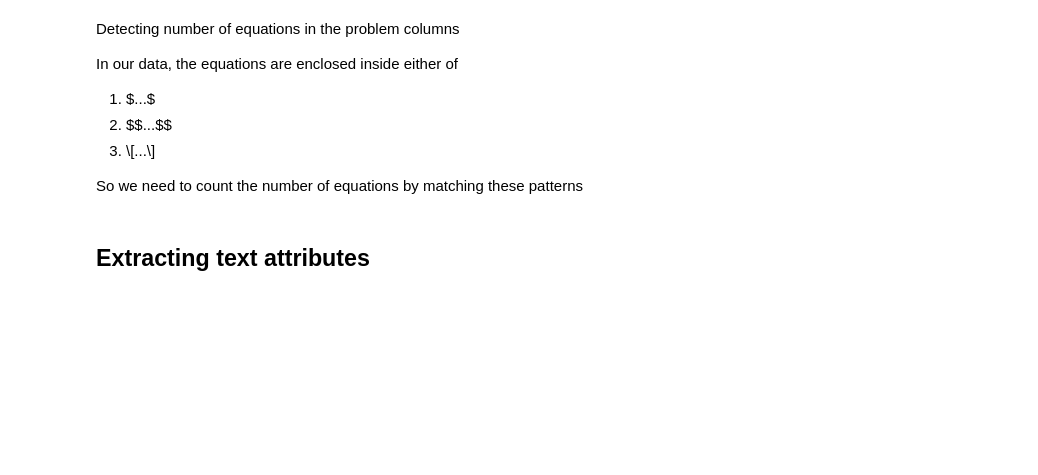
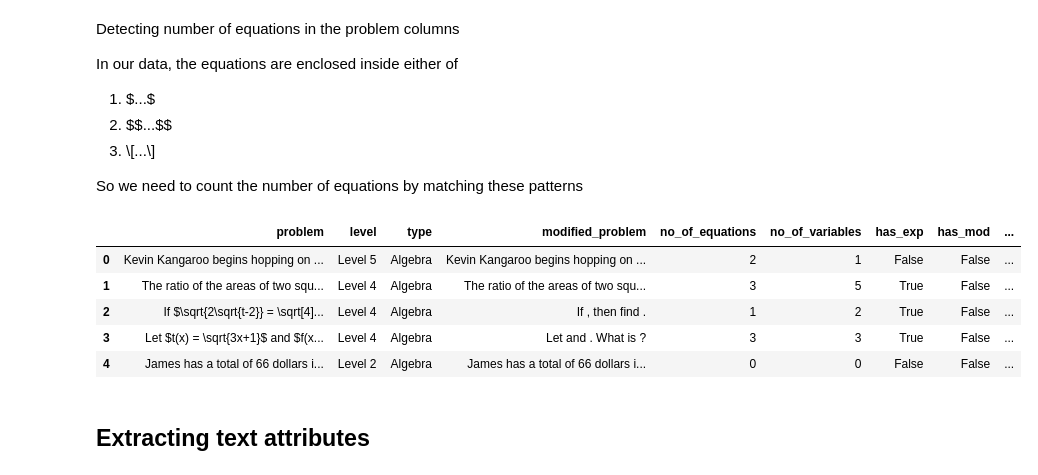
Before and after one commit to ysaidheeraj/NLP_math_research_project, a Jupyter notebook: NLP_Math.ipynb, the cells around one changed output. Drawn from its saved outputs; the diff is of its cells as text; code cells hidden in the pictures; blank space fills up the shorter version.

```diff
--- a/NLP_Math.ipynb
+++ b/NLP_Math.ipynb
@@ -158,6 +165,8 @@ def detect_exp_or_mod(equations):
 def has_log(equations):
   # Detect "log" function
   log_regex = r'\\log'
-  return any(re.search(log_regex, equation) for equation in equations)
+  has_log = any(re.search(log_regex, equation) for equation in equations)
+  no_of_logs = sum([len(re.findall(log_regex, equation)) for equation in equations])
+  return has_log, no_of_logs
 # %%
 def has_fractions(equations):
@@ -172,8 +186,11 @@ def has_fractions(equations):
 # %%
-def has_equality_or_inequality(equations):
-  # Detect equality or inequality
-  equality_regex = r'(=|>|<|\\leq|\\geq|\\neq)'
-  return any(re.search(equality_regex, equation) for equation in equations)
+def has_inequality(equations):
+    # Detect equality or inequality
+    neq_regex = r'(>|<|\\leq|\\geq|\\neq|!=)'
+    has_neq =  any(re.search(neq_regex, repr(equation)) for equation in equations)
+    no_of_neqs = sum([len(re.findall(neq_regex, repr(equation))) for equation in equations])
+
+    return has_neq, no_of_neqs
 # %%
 def max_degree_of_equations(equations):
   degree_regex = r"([-+])?\s*(\d+)?\s*([a-zA-Z]+)\s*\^?\s*(\d+)?"
@@ -199,22 +216,42 @@ def max_degree_of_equations(equations):
 def extract_math_features(problem):
   eqns, equations_count, modified_problem = get_equations_count(problem)
   variable_count = get_variable_count(eqns)
-  has_exp_or_mod = detect_exp_or_mod(eqns)
-  has_logarithm = has_log(eqns)
-  has_fracs = has_fractions(eqns)
-  has_eq_or_neq = has_equality_or_inequality(eqns)
+  has_exp, no_of_exponents = detect_exp(eqns)
+  has_mod, no_of_mods = detect_mod(eqns)
+  has_logarithm, no_of_logs = has_log(eqns)
+  has_fracs, no_of_fractions = has_fractions(eqns)
+  has_eq, no_of_eqs = has_equality(eqns)
+  has_neq, no_of_neqs = has_inequality(eqns)
   max_degree = max_degree_of_equations(eqns)
 
   return pd.Series({'modified_problem': modified_problem,
                     'no_of_equations': equations_count,
                     'no_of_variables': variable_count,
-                    'has_exp_or_mod': has_exp_or_mod,
+                    'has_exp': has_exp,
+                    'has_mod': has_mod,
                     'has_logarithm': has_logarithm,
                     'has_fraction': has_fracs,
-                    'has_eq_or_neq':has_eq_or_neq,
-                    'max_degree_of_equations': max_degree})
+                    'has_eq':has_eq,
+                    'has_neq': has_neq,
+                    'exp_count': no_of_exponents,
+                    'mod_count': no_of_mods,
+                    'log_count': no_of_logs,
+                    'fracs_count': no_of_fractions,
+                    'eqlts_count': no_of_eqs,
+                    'neqlts_count': no_of_neqs,
+                    'max_degree_of_equations': max_degree
+                  })
 # %%
 math_problems = pd.concat([math_problems, math_problems['problem'].apply(extract_math_features)], axis=1)
+# %%
+math_problems.head()
+# %% [output]
+|  | problem | level | type | modified_problem | no_of_equations | no_of_variables | has_exp | has_mod | ... |
+| 0 | Kevin Kangaroo begins hopping on ... | Level 5 | Algebra | Kevin Kangaroo begins hopping on ... | 2 | 1 | False | False | ... |
+| 1 | The ratio of the areas of two squ... | Level 4 | Algebra | The ratio of the areas of two squ... | 3 | 5 | True | False | ... |
+| 2 | If $\sqrt{2\sqrt{t-2}} = \sqrt[4]... | Level 4 | Algebra | If , then find . | 1 | 2 | True | False | ... |
+| 3 | Let $t(x) = \sqrt{3x+1}$ and $f(x... | Level 4 | Algebra | Let and . What is ? | 3 | 3 | True | False | ... |
+| 4 | James has a total of 66 dollars i... | Level 2 | Algebra | James has a total of 66 dollars i... | 0 | 0 | False | False | ... |
 # %% [markdown]
 ## Extracting text attributes
 # %% [markdown]
```
Also changed, not shown: parts of 12 cells of this notebook.
